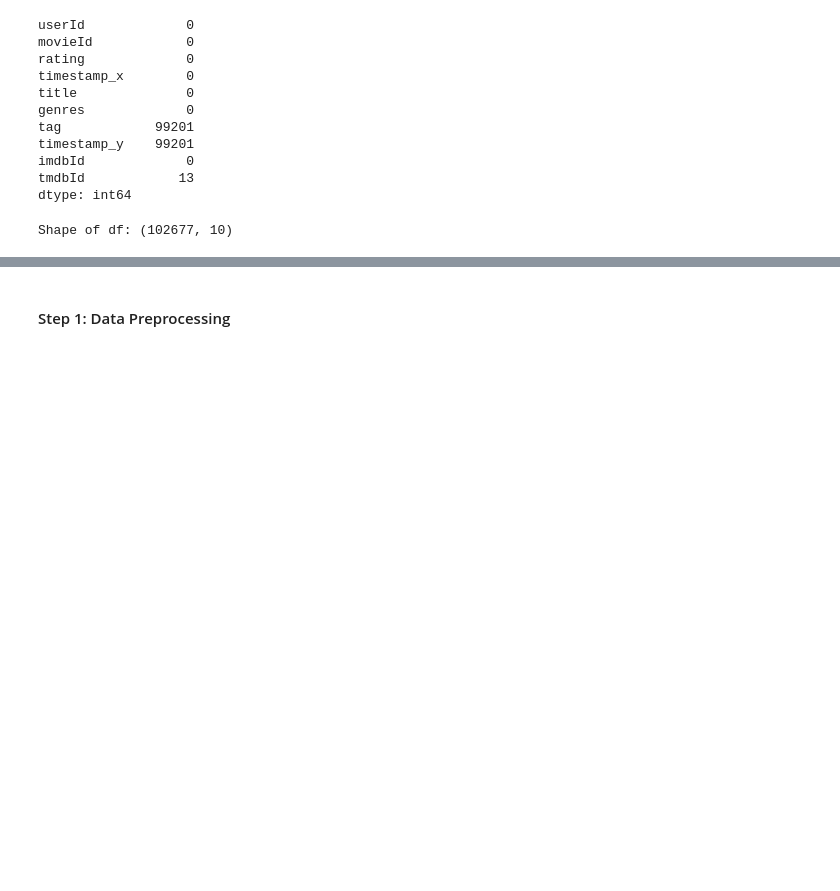
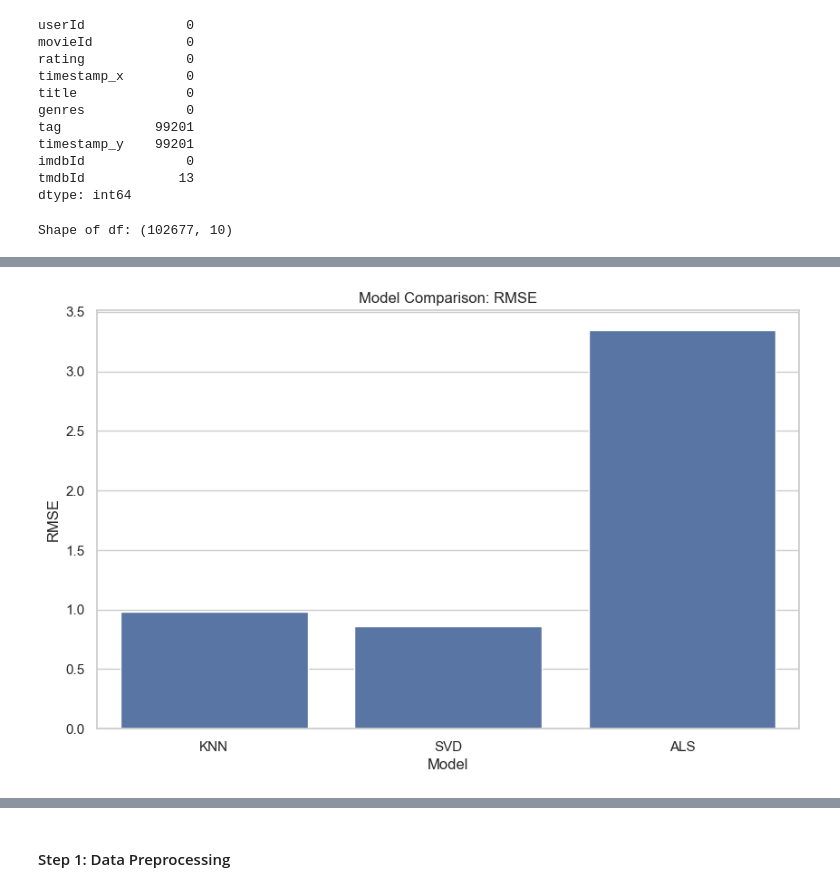
Before and after one commit to H-Rumenya/Group_2_P4_Project, a Jupyter notebook: phase4_project.ipynb, the cells around one changed output, grey strips where cells are left out. Drawn from its saved outputs; the diff is of its cells as text; code cells hidden in the pictures; blank space fills up the shorter version.

```diff
--- a/phase4_project.ipynb
+++ b/phase4_project.ipynb
@@ -268,0 +381,12 @@ Shape of df: (102677, 10)
+# %%
+class ALSRecommender:
+    def __init__(self, factors=100, regularization=0.1, iterations=20):
+        self.model = AlternatingLeastSquares(factors=factors, regularization=regularization, iterations=iterations)
+        self.user_item_matrix = None
+
+    def fit(self, user_item_sparse):
+        self.model.fit(user_item_sparse)
+        return self
+
+    def predict(self, user_id, movie_id):
+        return als_predict(user_id, movie_id, user_item_matrix, self.model, train_matrix)
@@ -268,0 +548,13 @@ Shape of df: (102677, 10)
+# %%
+# Precision and Recall Evaluation
+knn_pred_tuples = [(uid, iid, r_ui, best_knn_model.predict(uid, iid)) for uid, iid, r_ui in testset]
+knn_precision, knn_recall = precision_recall_at_k(knn_pred_tuples)
+print(f"KNN Precision@10: {knn_precision:.4f}, Recall@10: {knn_recall:.4f}")
+
+svd_pred_tuples = [(uid, iid, r_ui, best_svd_model.predict(uid, iid)) for uid, iid, r_ui in testset]
+svd_precision, svd_recall = precision_recall_at_k(svd_pred_tuples)
+print(f"SVD Precision@10: {svd_precision:.4f}, Recall@10: {svd_recall:.4f}")
+
+als_pred_tuples = [(row['userId'], row['movieId'], row['rating'], best_als_model.predict(row['userId'], row['movieId'])) for _, row in test_data.iterrows()]
+als_precision, als_recall = precision_recall_at_k(als_pred_tuples)
+print(f"ALS Precision@10: {als_precision:.4f}, Recall@10: {als_recall:.4f}")
@@ -268,0 +595,18 @@ Shape of df: (102677, 10)
+# %%
+# --- Step 6: Visualize Model Performance ---
+metrics = {
+    'Model': ['KNN', 'SVD', 'ALS'],
+    'RMSE': [best_knn_rmse, best_svd_rmse, best_als_rmse],
+    'Precision@10': [knn_precision, svd_precision, als_precision],
+    'Recall@10': [knn_recall, svd_recall, als_recall]
+}
+metrics_df = pd.DataFrame(metrics)
+# %%
+plt.figure(figsize=(10, 6))
+sns.barplot(x='Model', y='RMSE', data=metrics_df)
+plt.title('Model Comparison: RMSE')
+plt.ylabel('RMSE')
+plt.savefig('rmse_comparison.png')
+plt.show()
+# %% [output]
+[figure, added]
```
Also changed, not shown: parts of 18 cells of this notebook.
